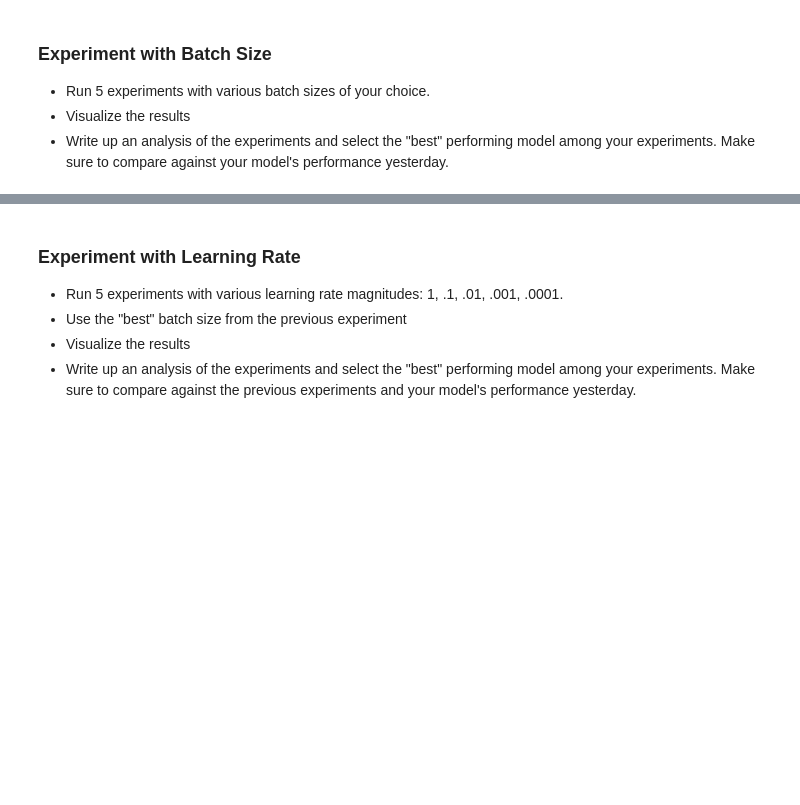
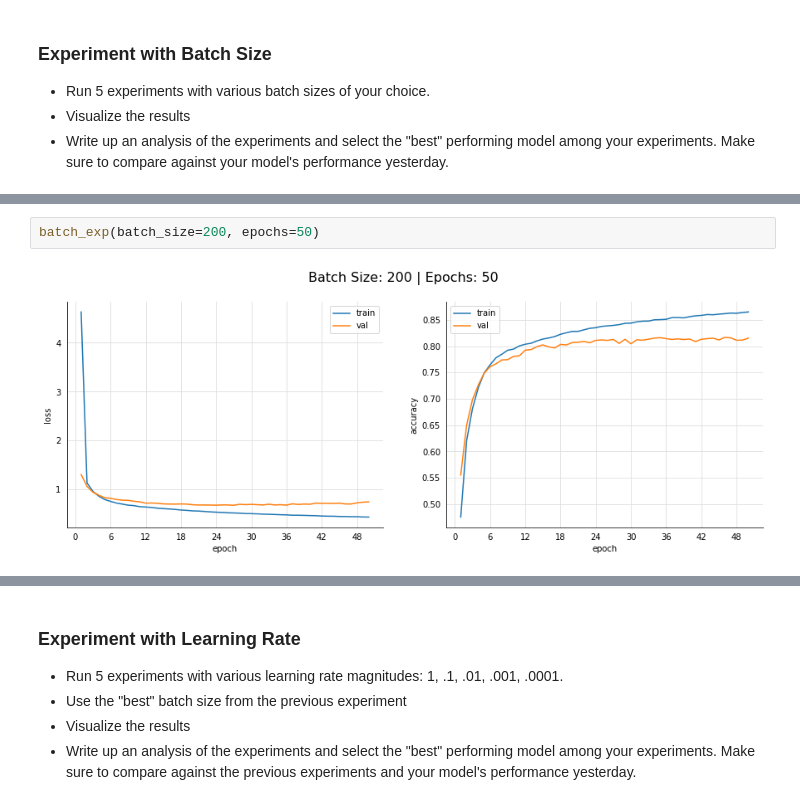
Before and after one commit to bsmrvl/DS-Unit-4-Sprint-2-Neural-Networks, a Jupyter notebook: module2-Train/LS_DS_422_Train_Assignment.ipynb, the cells around one changed output, grey strips where cells are left out. Saved outputs shown, nothing was run; the diff lists cells and outputs as text; blank space fills up the shorter version.

```diff
--- a/module2-Train/LS_DS_422_Train_Assignment.ipynb
+++ b/module2-Train/LS_DS_422_Train_Assignment.ipynb
@@ -59,0 +132,4 @@ def create_model(...):
+# %%
+batch_exp(batch_size=200, epochs=50)
+# %% [output]
+[figure, added]
```
Also changed, not shown: parts of 26 cells of this notebook, 2 other files.
